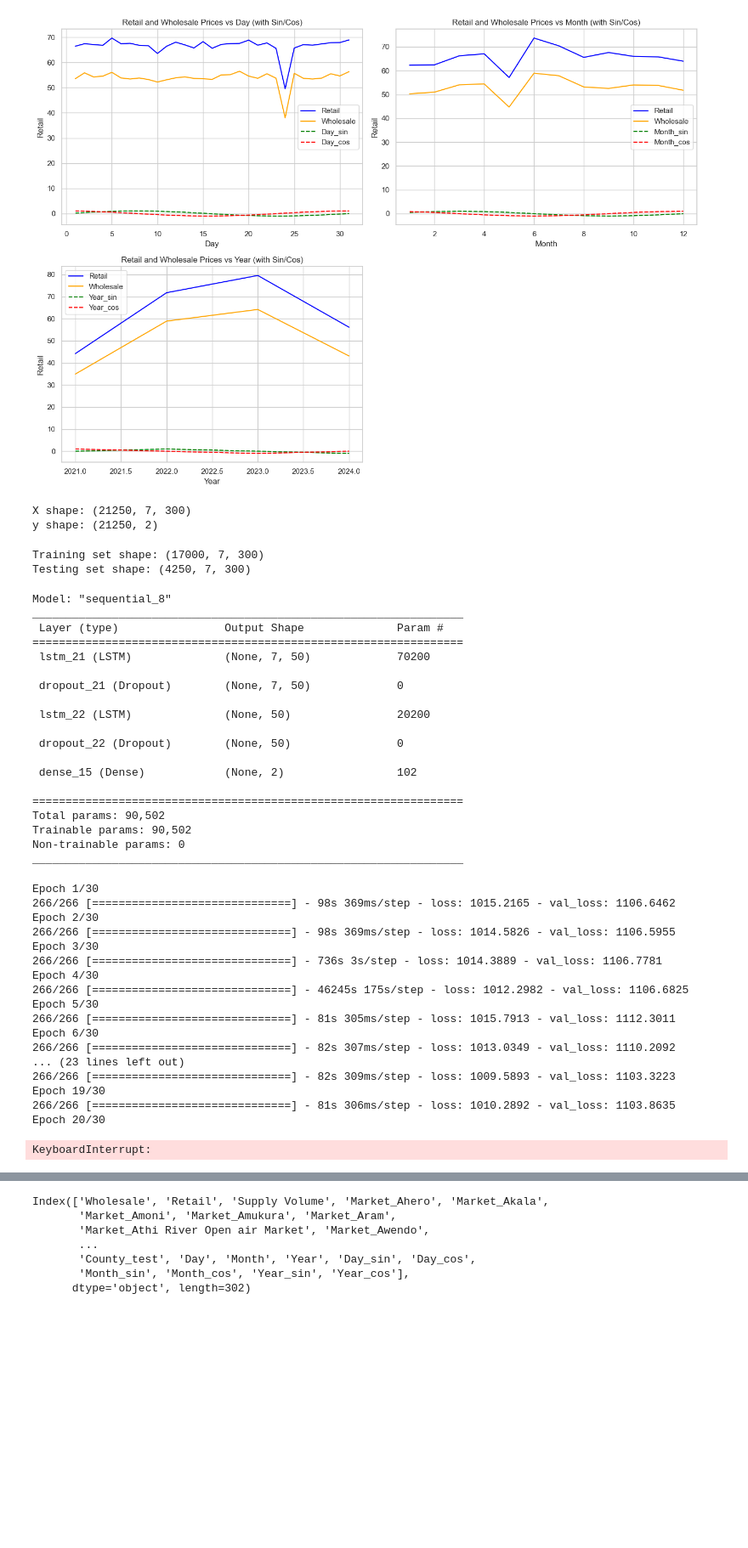
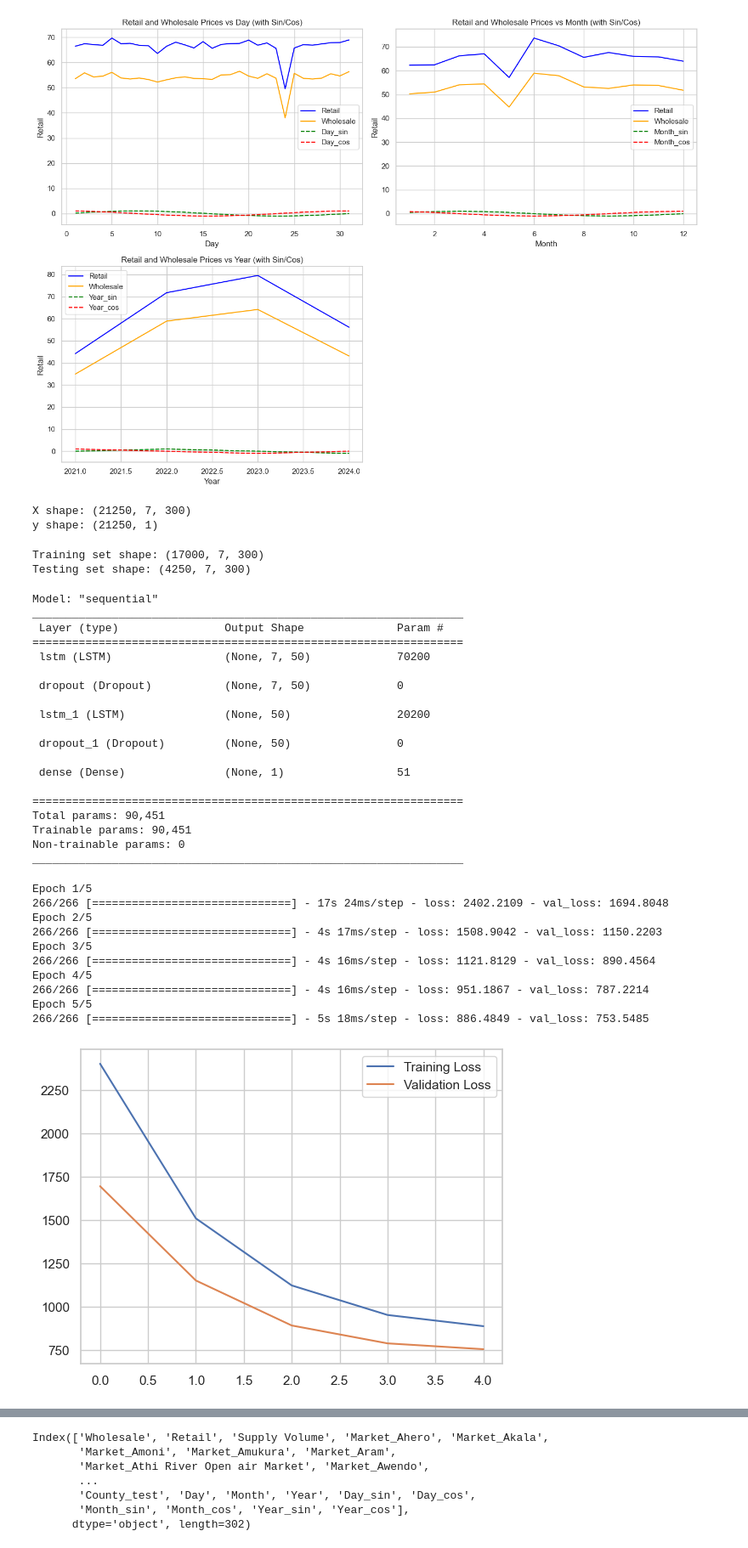
Before and after one commit to Sandrakiptumm/maize_prediction_model, a Jupyter notebook: model.ipynb, the cells around one changed output, grey strips where cells are left out. Shown: that part at 85% size. Cells and saved outputs as stored; diff of their text form; code cells hidden in the pictures; blank space fills up the shorter version.

```diff
--- a/model.ipynb
+++ b/model.ipynb
@@ -62,7 +62,7 @@ modeling_data = data.drop(columns=["Classification","County","Market","Date"])
 X = modeling_data.drop(columns=['Wholesale', 'Retail'])
 
 # Target columns
-y = modeling_data[['Wholesale', 'Retail']]
+y = modeling_data[['Wholesale']]
 
 # Check the shape of X and y
 print(f"Shape of X: {X.shape}")
@@ -171,7 +174,7 @@ print(f"X shape: {X_lstm.shape}")  # Should be (samples, time_steps, features)
 print(f"y shape: {y_lstm.shape}")  # Should be (samples, targets)
 # %% [output]
 X shape: (21250, 7, 300)
-y shape: (21250, 2)
+y shape: (21250, 1)
 # %%
 # Split the data into training and testing sets
 from sklearn.model_selection import train_test_split
@@ -206,7 +209,7 @@ model.add(LSTM(units=50, return_sequences=False))
 model.add(Dropout(0.2))
 
 # Output layer with 2 units (for predicting Retail and Wholesale prices)
-model.add(Dense(units=2))
+model.add(Dense(units=1))
 
 
 
@@ -223,53 +226,46 @@ model.compile(optimizer=adam_optimizer, loss="mse")
 # Summary of the model
 model.summary()
 # %% [output]
-Model: "sequential_8"
+Model: "sequential"
 _________________________________________________________________
  Layer (type)                Output Shape              Param #
 =================================================================
- lstm_21 (LSTM)              (None, 7, 50)             70200
+ lstm (LSTM)                 (None, 7, 50)             70200
 
- dropout_21 (Dropout)        (None, 7, 50)             0
+ dropout (Dropout)           (None, 7, 50)             0
 
- lstm_22 (LSTM)              (None, 50)                20200
+ lstm_1 (LSTM)               (None, 50)                20200
 
- dropout_22 (Dropout)        (None, 50)                0
+ dropout_1 (Dropout)         (None, 50)                0
 
- dense_15 (Dense)            (None, 2)                 102
+ dense (Dense)               (None, 1)                 51
 
 =================================================================
-Total params: 90,502
-Trainable params: 90,502
+Total params: 90,451
+Trainable params: 90,451
 Non-trainable params: 0
 _________________________________________________________________
 # %%
 # Train the model
-history = model.fit(X_train, y_train, epochs=30, batch_size=64, validation_data=(X_test, y_test), verbose=1)
+history = model.fit(X_train, y_train, epochs=5, batch_size=64, validation_data=(X_test, y_test), verbose=1)
 
 
 plt.plot(history.history['loss'], label='Training Loss')
 plt.plot(history.history['val_loss'], label='Validation Loss')
 plt.legend()
 plt.show()
 # %% [output]
-Epoch 1/30
-266/266 [==============================] - 98s 369ms/step - loss: 1015.2165 - val_loss: 1106.6462
-Epoch 2/30
-266/266 [==============================] - 98s 369ms/step - loss: 1014.5826 - val_loss: 1106.5955
-Epoch 3/30
-266/266 [==============================] - 736s 3s/step - loss: 1014.3889 - val_loss: 1106.7781
-Epoch 4/30
-266/266 [==============================] - 46245s 175s/step - loss: 1012.2982 - val_loss: 1106.6825
-Epoch 5/30
-266/266 [==============================] - 81s 305ms/step - loss: 1015.7913 - val_loss: 1112.3011
-Epoch 6/30
-266/266 [==============================] - 82s 307ms/step - loss: 1013.0349 - val_loss: 1110.2092
-... (23 lines left out)
-266/266 [==============================] - 82s 309ms/step - loss: 1009.5893 - val_loss: 1103.3223
-Epoch 19/30
-266/266 [==============================] - 81s 306ms/step - loss: 1010.2892 - val_loss: 1103.8635
-Epoch 20/30
+Epoch 1/5
+266/266 [==============================] - 17s 24ms/step - loss: 2402.2109 - val_loss: 1694.8048
+Epoch 2/5
+266/266 [==============================] - 4s 17ms/step - loss: 1508.9042 - val_loss: 1150.2203
+Epoch 3/5
+266/266 [==============================] - 4s 16ms/step - loss: 1121.8129 - val_loss: 890.4564
+Epoch 4/5
+266/266 [==============================] - 4s 16ms/step - loss: 951.1867 - val_loss: 787.2214
+Epoch 5/5
+266/266 [==============================] - 5s 18ms/step - loss: 886.4849 - val_loss: 753.5485
-KeyboardInterrupt:
+[figure, added]
 # %%
 # Evaluate the model on test data
 test_loss = model.evaluate(X_test, y_test)
```
Also changed, not shown: parts of 6 cells of this notebook, 8 other files.
